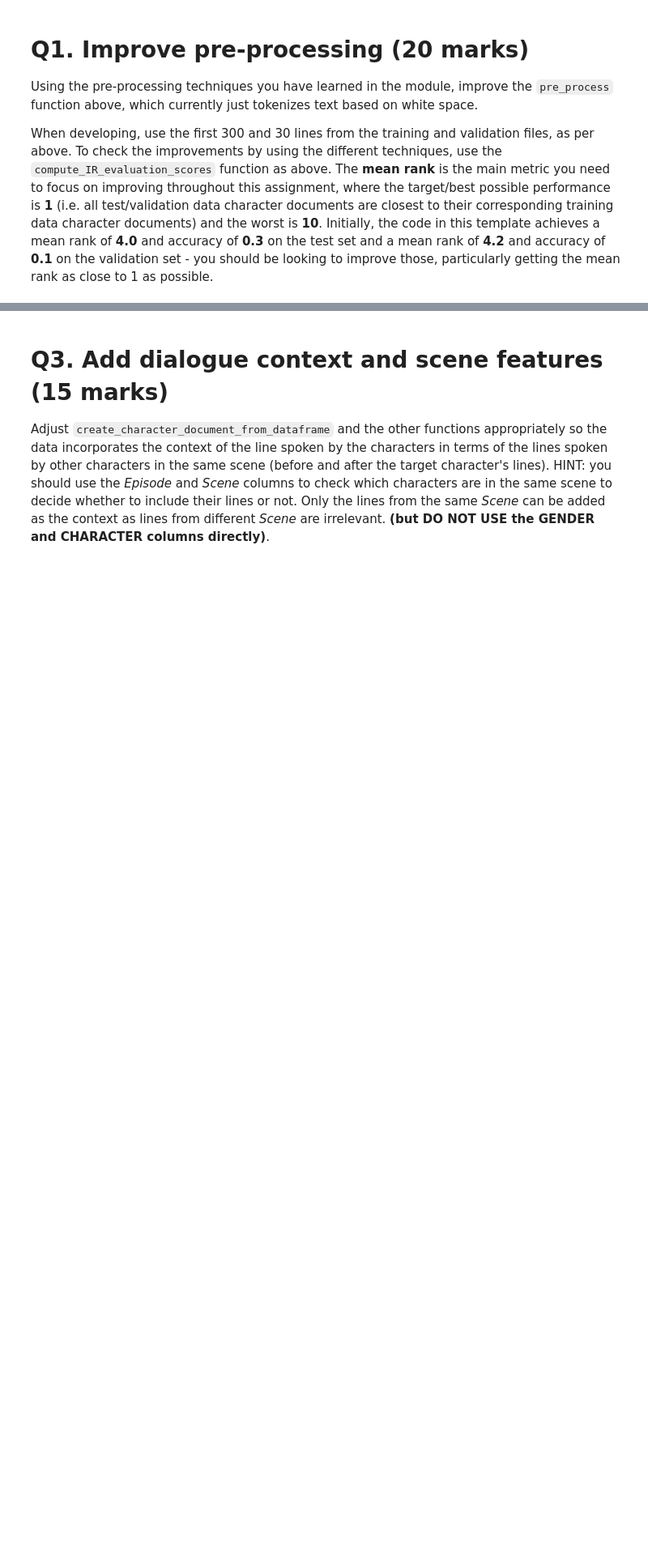
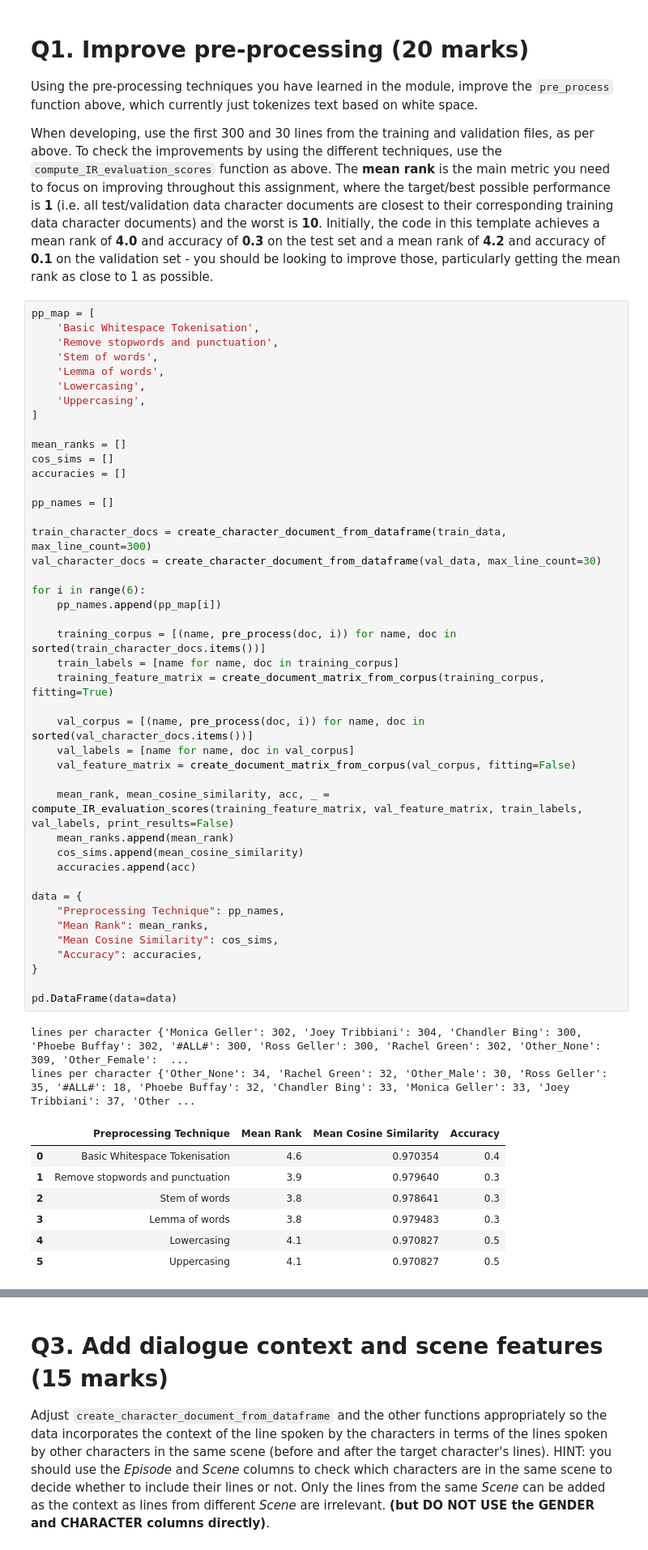
Before and after one commit to mhjp13/small-projects-ai, a Jupyter notebook: qmul/csp763/CW2/230382466-Bheki_Maenetja-CW2.ipynb, the cells around one changed output, grey strips where cells are left out. Shown at 81% size. Saved outputs shown, nothing was run; the diff lists cells and outputs as text; blank space fills up the shorter version.

```diff
--- a/qmul/csp763/CW2/230382466-Bheki_Maenetja-CW2.ipynb
+++ b/qmul/csp763/CW2/230382466-Bheki_Maenetja-CW2.ipynb
@@ -480,6 +457,59 @@ plot_heat_map_similarity(df)
 Using the pre-processing techniques you have learned in the module, improve the `pre_process` function above, which currently just tokenizes text based on white space.
 
 When developing, use the first 300 and 30 lines from the training and validation files, as per above. To check the improvements by using the different techniques, use the `compute_IR_evaluation_scores` function as above. The **mean rank** is the main metric you need to focus on improving throughout this assignment, where the target/best possible performance is **1** (i.e. all test/validation data character documents are closest to their corresponding training data character documents) and the worst is **10**. Initially, the code in this template achieves a mean rank of **4.0**  and accuracy of **0.3** on the test set and a mean rank of **4.2** and accuracy of **0.1** on the validation set - you should be looking to improve those, particularly getting the mean rank as close to 1 as possible.
+# %%
+pp_map = [
+    'Basic Whitespace Tokenisation',
+    'Remove stopwords and punctuation',
+    'Stem of words',
+    'Lemma of words',
+    'Lowercasing',
+    'Uppercasing',
+]
+
+mean_ranks = []
+cos_sims = []
+accuracies = []
+
+pp_names = []
+
+train_character_docs = create_character_document_from_dataframe(train_data, max_line_count=300)
+val_character_docs = create_character_document_from_dataframe(val_data, max_line_count=30)
+
+for i in range(6):
+    pp_names.append(pp_map[i])
+
+    training_corpus = [(name, pre_process(doc, i)) for name, doc in sorted(train_character_docs.items())]
+    train_labels = [name for name, doc in training_corpus]
+    training_feature_matrix = create_document_matrix_from_corpus(training_corpus, fitting=True)
+
+    val_corpus = [(name, pre_process(doc, i)) for name, doc in sorted(val_character_docs.items())]
+    val_labels = [name for name, doc in val_corpus]
+    val_feature_matrix = create_document_matrix_from_corpus(val_corpus, fitting=False)
+
+    mean_rank, mean_cosine_similarity, acc, _ = compute_IR_evaluation_scores(training_feature_matrix, val_feature_matrix, train_labels, val_labels, print_results=False)
+    mean_ranks.append(mean_rank)
+    cos_sims.append(mean_cosine_similarity)
+    accuracies.append(acc)
+
+data = {
+    "Preprocessing Technique": pp_names,
+    "Mean Rank": mean_ranks,
+    "Mean Cosine Similarity": cos_sims,
+    "Accuracy": accuracies,
+}
+
+pd.DataFrame(data=data)
+# %% [output]
+lines per character {'Monica Geller': 302, 'Joey Tribbiani': 304, 'Chandler Bing': 300, 'Phoebe Buffay': 302, '#ALL#': 300, 'Ross Geller': 300, 'Rachel Green': 302, 'Other_None': 309, 'Other_Female':  ...
+lines per character {'Other_None': 34, 'Rachel Green': 32, 'Other_Male': 30, 'Ross Geller': 35, '#ALL#': 18, 'Phoebe Buffay': 32, 'Chandler Bing': 33, 'Monica Geller': 33, 'Joey Tribbiani': 37, 'Other ...
+|  | Preprocessing Technique | Mean Rank | Mean Cosine Similarity | Accuracy |
+| 0 | Basic Whitespace Tokenisation | 4.6 | 0.970354 | 0.4 |
+| 1 | Remove stopwords and punctuation | 3.9 | 0.979640 | 0.3 |
+| 2 | Stem of words | 3.8 | 0.978641 | 0.3 |
+| 3 | Lemma of words | 3.8 | 0.979483 | 0.3 |
+| 4 | Lowercasing | 4.1 | 0.970827 | 0.5 |
+| 5 | Uppercasing | 4.1 | 0.970827 | 0.5 |
 # %% [markdown]
 # Q2. Improve linguistic feature extraction (30 marks)
 Use the feature extraction techniques you have learned to improve the `to_feature_vector_dictionary` and `create_document_matrix_from_corpus` functions above. Examples of extra features could include extracting n-grams of different lengths and including POS tags. You could also use sentiment analysis or another text classifier's result when applied to the features for each character document. You could even use a gender classifier trained on the same data using the GENDER column **(but DO NOT USE the GENDER column directly in the features for the final vector)**.
```
Also changed, not shown: parts of 7 cells of this notebook.
